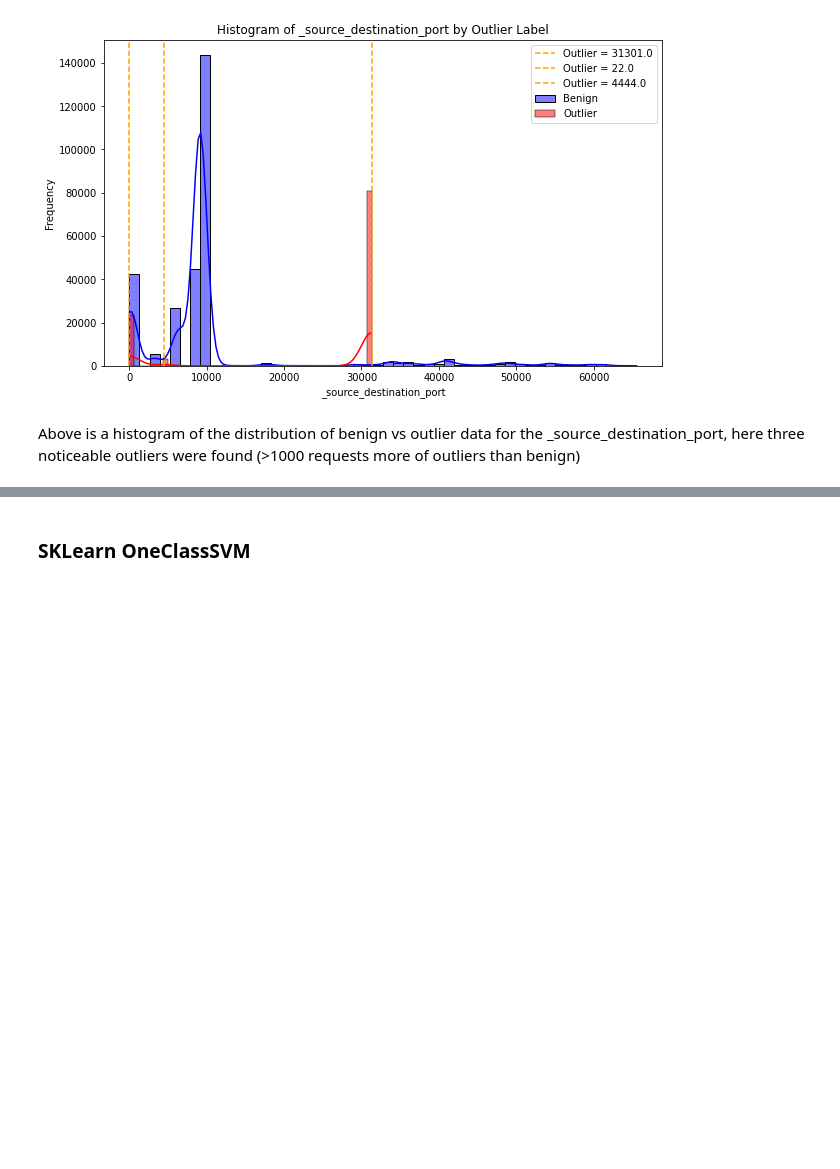
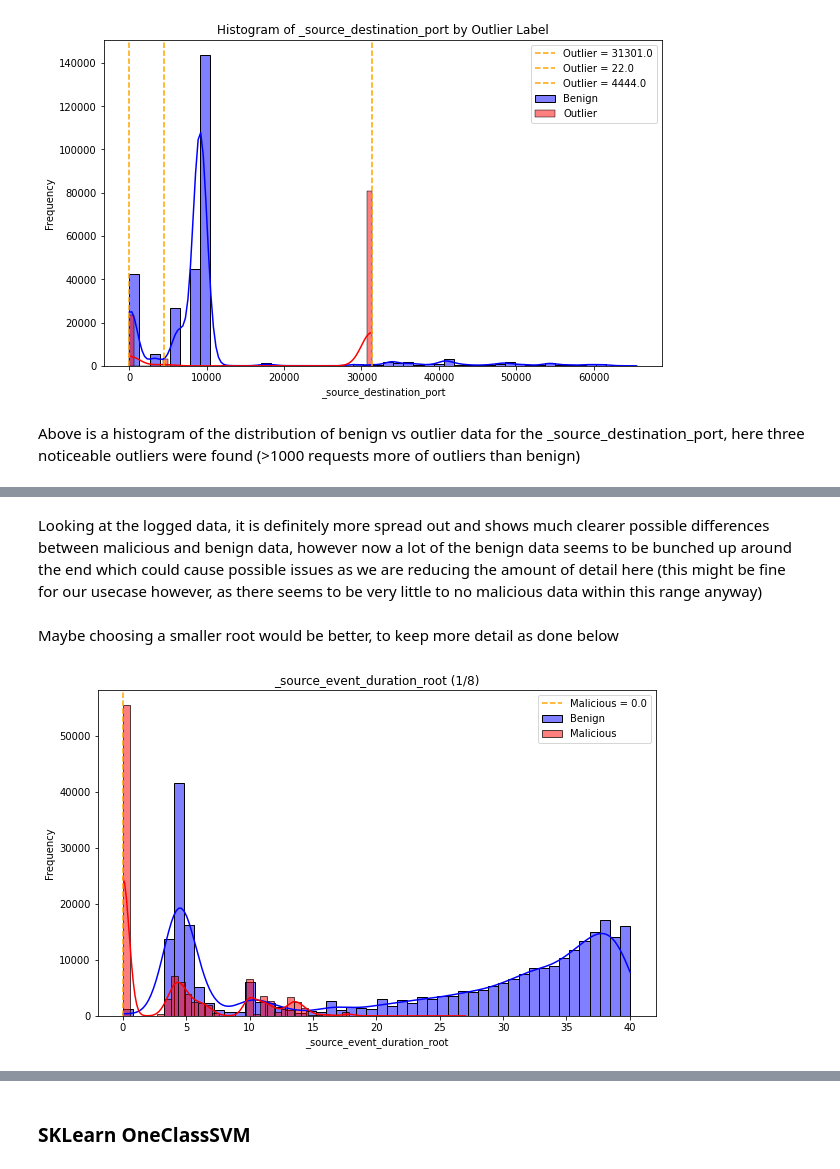
Before and after one commit to Fowthy/SueAI, a Jupyter notebook: SVM/OneClassSVM.ipynb, the cells around one changed output, grey strips where cells are left out. Drawn from its saved outputs; the diff is of its cells as text; code cells hidden in the pictures; blank space fills up the shorter version.

```diff
--- a/SVM/OneClassSVM.ipynb
+++ b/SVM/OneClassSVM.ipynb
@@ -105,0 +166,9 @@ Above is a histogram of the distribution of benign vs outlier data for the _sour
+# %% [markdown]
+Looking at the logged data, it is definitely more spread out and shows much clearer possible differences between malicious and benign data, however now a lot of the benign data seems to be bunched up around the end which could cause possible issues as we are reducing the amount of detail here (this might be fine for our usecase however, as there seems to be very little to no malicious data within this range anyway)
+# %% [markdown]
+Maybe choosing a smaller root would be better, to keep more detail as done below
+# %%
+df['_source_event_duration_root'] = df['_source_event_duration'].apply(lambda x: x ** (1/8) if x > 0 else 0)
+Histogram(df, "_source_event_duration_root", "_source_event_duration_root (1/8)")
+# %% [output]
+[figure, added]
```
Also changed, not shown: parts of 50 cells of this notebook.
